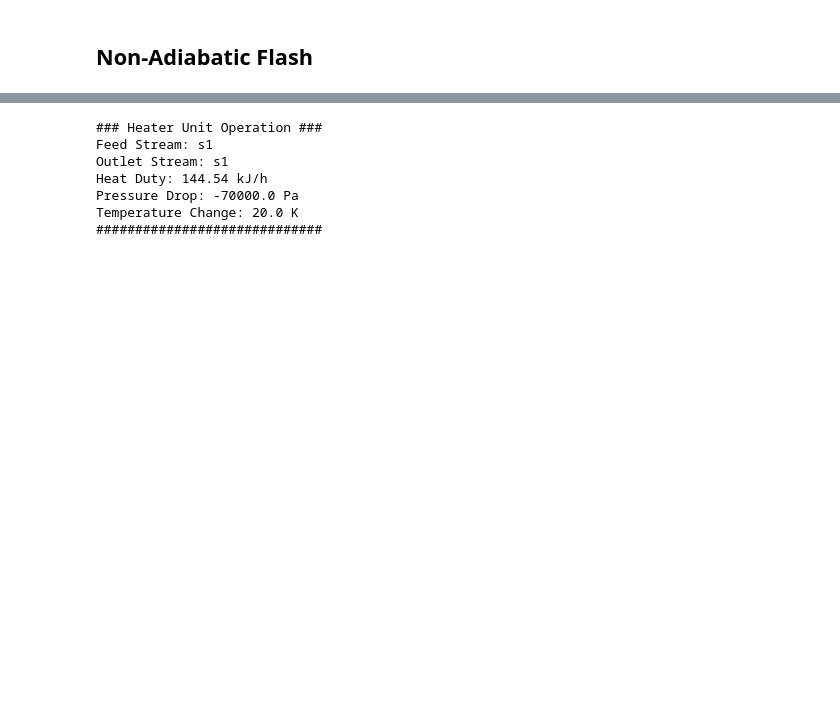
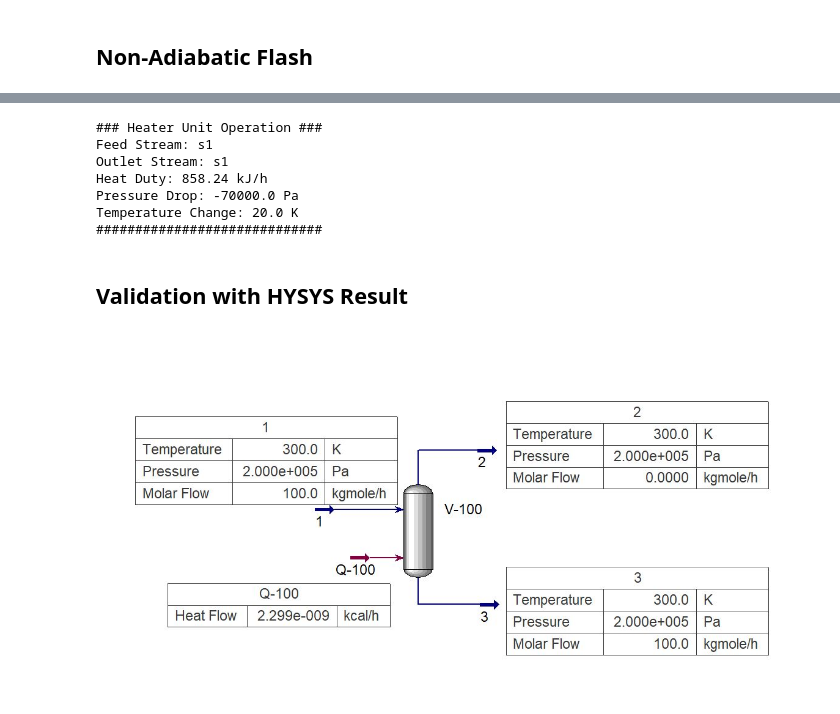
Before and after one commit to debasis321/CLL_761TermProject_Flash, a Jupyter notebook: testNotebook.ipynb, the cells around one changed output, grey strips where cells are left out. Saved outputs shown, nothing was run; the diff lists cells and outputs as text; code cells hidden in the pictures; blank space fills up the shorter version.

```diff
--- a/testNotebook.ipynb
+++ b/testNotebook.ipynb
@@ -165,14 +177,21 @@ s3 = h1.ps
 # Let say we want to increast the temperature and want to know the duty required
 # and ofcourse the new stream phase composition and vapor fraction
 with contextlib.redirect_stdout(io.StringIO()):
-    h2 = Heater(s3, dP=0.7e5, dT=20)
+    h2 = Heater(h1.ps, dP=0.7e5, dT=20)
 
 h2.basic_info()
 # %% [output]
 ### Heater Unit Operation ###
 Feed Stream: s1
 Outlet Stream: s1
-Heat Duty: 144.54 kJ/h
+Heat Duty: 858.24 kJ/h
 Pressure Drop: -70000.0 Pa
 Temperature Change: 20.0 K
 #############################
+# %% [markdown]
+## Validation with HYSYS Result
+# %%
+from IPython.display import Image
+Image(filename='Capture.jpg')
+# %% [output]
+[figure, added]
```
Also changed, not shown: parts of 17 cells of this notebook, 5 other files.
